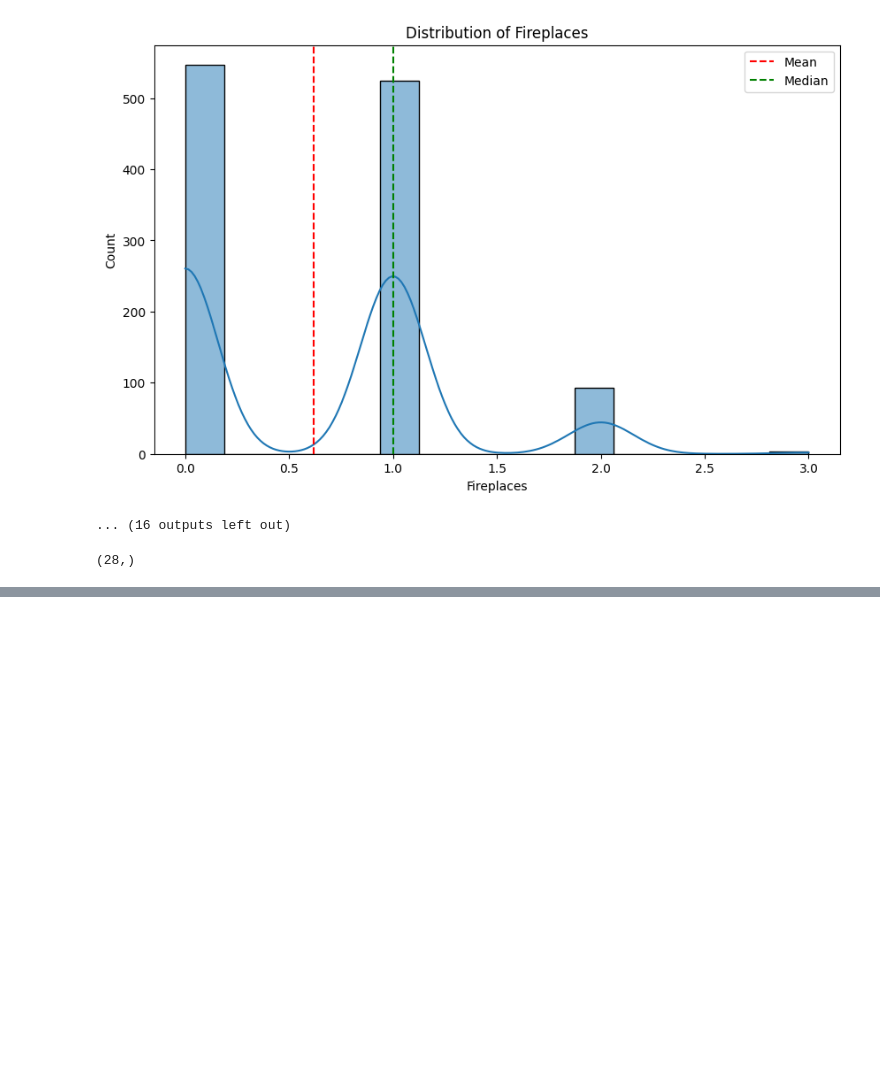
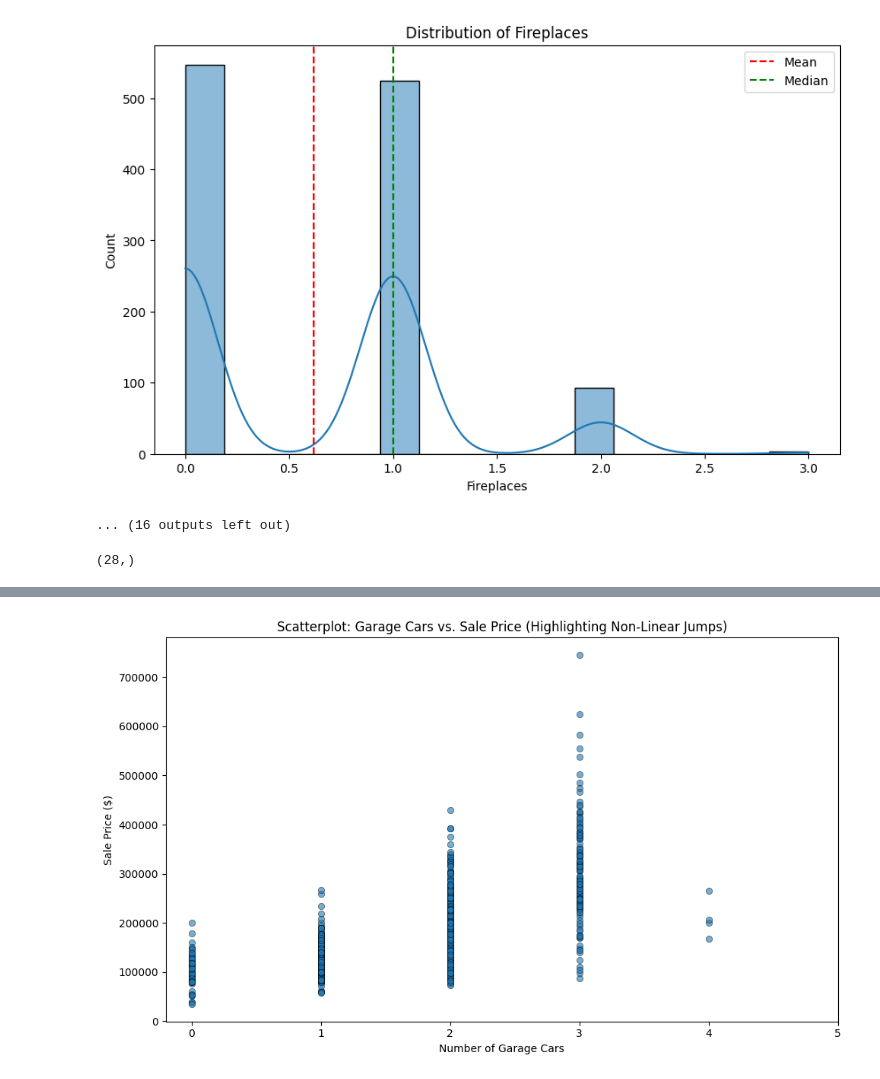
Before and after one commit to akhyear/house_price_prediction, a Jupyter notebook: notebook/03_EDA.ipynb, the cells around one changed output, grey strips where cells are left out. Saved outputs shown, nothing was run; the diff lists cells and outputs as text; code cells hidden in the pictures; blank space fills up the shorter version.

```diff
--- a/notebook/03_EDA.ipynb
+++ b/notebook/03_EDA.ipynb
@@ -120,0 +131,11 @@ numerical_features.shape
+# %%
+plt.figure(figsize=(10, 6))
+plt.scatter(X_train['GarageCars'], y_train, alpha=0.6, edgecolors='k', linewidth=0.5)
+plt.title('Scatterplot: Garage Cars vs. Sale Price (Highlighting Non-Linear Jumps)')
+plt.xlabel('Number of Garage Cars')
+plt.ylabel('Sale Price ($)')
+plt.xticks([0, 1, 2, 3, 4, 5])  # Customize to your data's range
+plt.tight_layout()
+plt.show()
+# %% [output]
+[figure, added]
```
Also changed, not shown: parts of 1 cell of this notebook, 1 other file.
